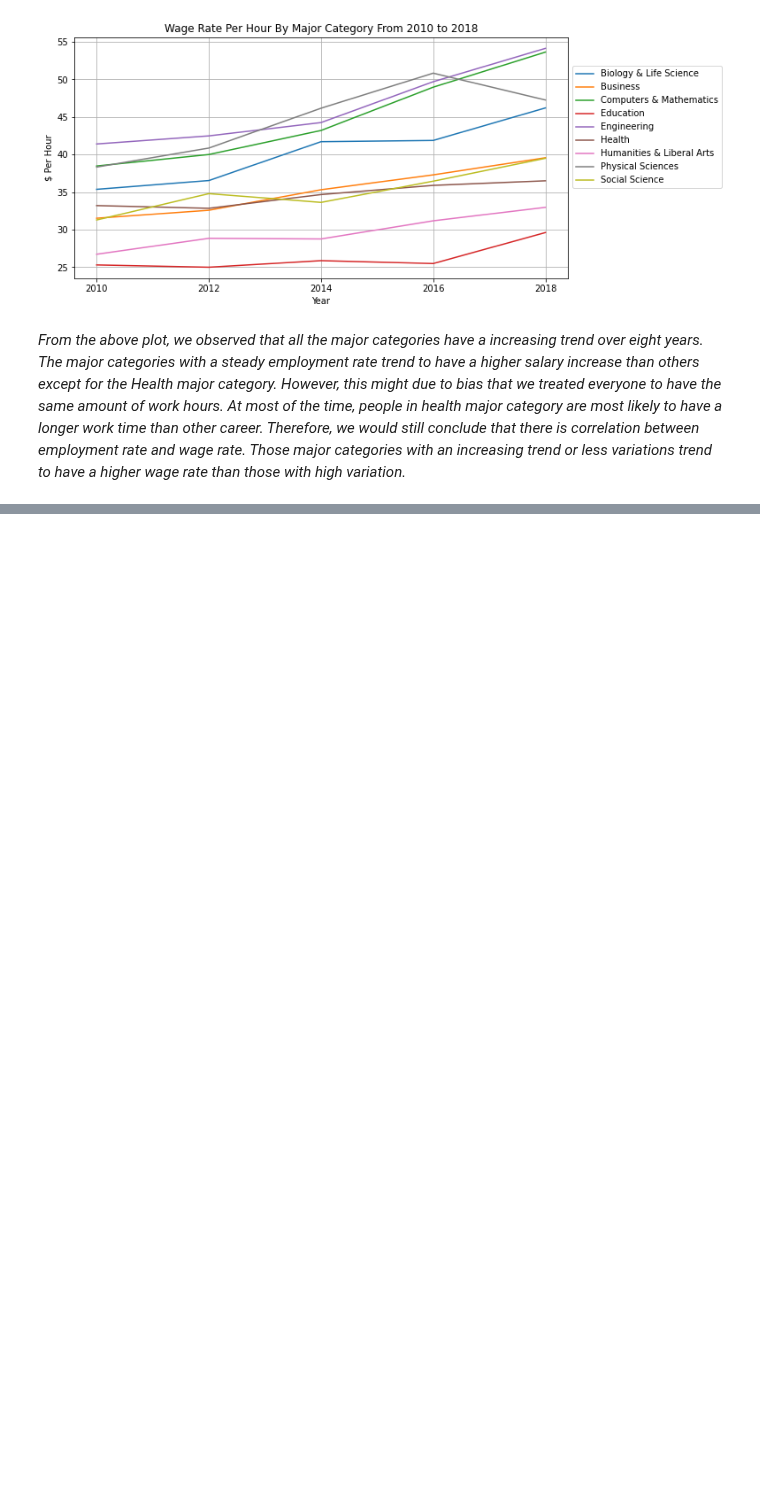
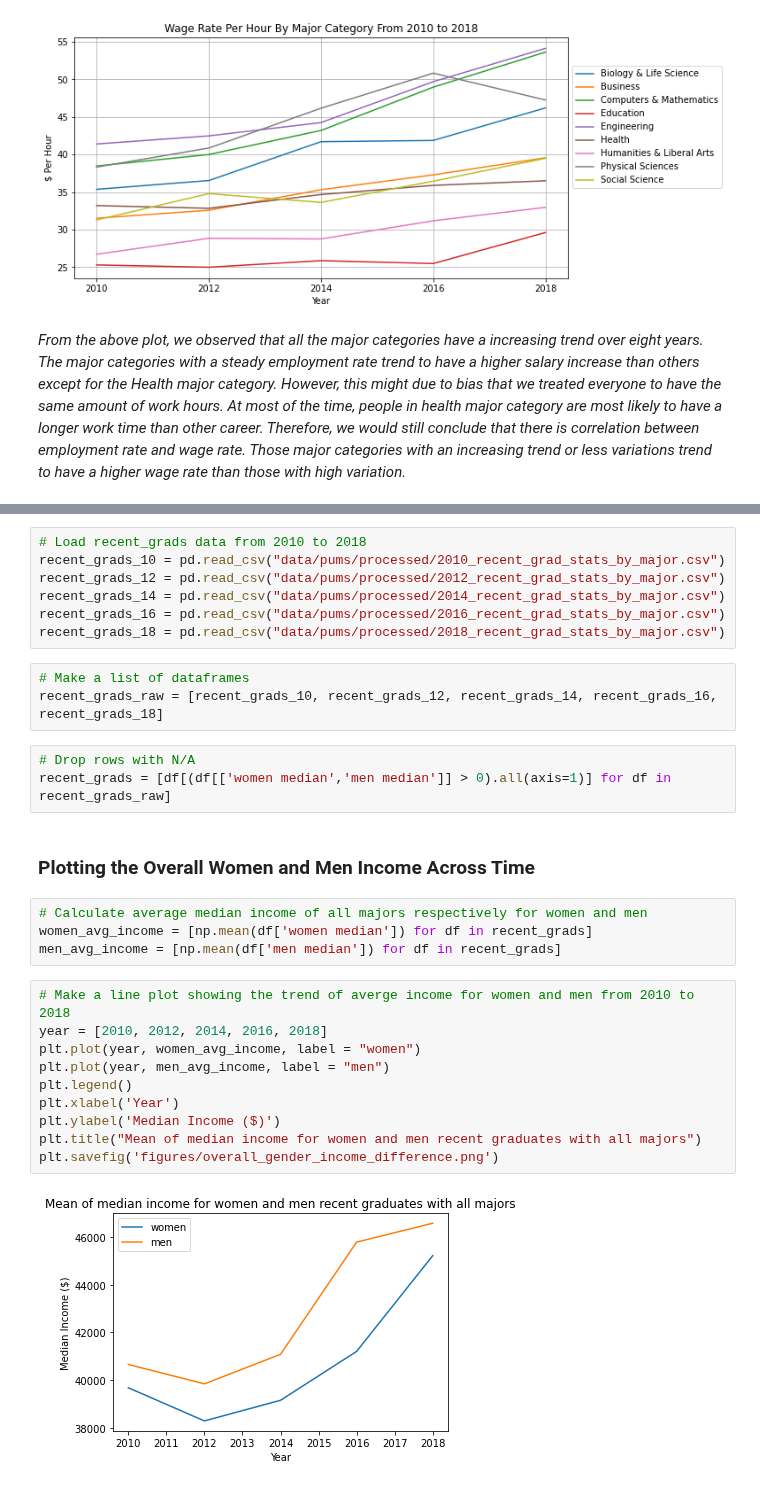
Before and after one commit to UCB-stat-159-s22/hw07-Group21, a Jupyter notebook: main.ipynb, the cells around one changed output, grey strips where cells are left out. Saved outputs shown, nothing was run; the diff lists cells and outputs as text; blank space fills up the shorter version.

```diff
--- a/main.ipynb
+++ b/main.ipynb
@@ -50,0 +57,31 @@ _From the above plot, we observed that all the major categories have a increasin
+# %%
+# Load recent_grads data from 2010 to 2018
+recent_grads_10 = pd.read_csv("data/pums/processed/2010_recent_grad_stats_by_major.csv")
+recent_grads_12 = pd.read_csv("data/pums/processed/2012_recent_grad_stats_by_major.csv")
+recent_grads_14 = pd.read_csv("data/pums/processed/2014_recent_grad_stats_by_major.csv")
+recent_grads_16 = pd.read_csv("data/pums/processed/2016_recent_grad_stats_by_major.csv")
+recent_grads_18 = pd.read_csv("data/pums/processed/2018_recent_grad_stats_by_major.csv")
+# %%
+# Make a list of dataframes
+recent_grads_raw = [recent_grads_10, recent_grads_12, recent_grads_14, recent_grads_16, recent_grads_18]
+# %%
+# Drop rows with N/A
+recent_grads = [df[(df[['women median','men median']] > 0).all(axis=1)] for df in recent_grads_raw]
+# %% [markdown]
+### Plotting the Overall Women and Men Income Across Time
+# %%
+# Calculate average median income of all majors respectively for women and men
+women_avg_income = [np.mean(df['women median']) for df in recent_grads]
+men_avg_income = [np.mean(df['men median']) for df in recent_grads]
+# %%
+# Make a line plot showing the trend of averge income for women and men from 2010 to 2018
+year = [2010, 2012, 2014, 2016, 2018]
+plt.plot(year, women_avg_income, label = "women")
+plt.plot(year, men_avg_income, label = "men")
+plt.legend()
+plt.xlabel('Year')
+plt.ylabel('Median Income ($)')
+plt.title("Mean of median income for women and men recent graduates with all majors")
+plt.savefig('figures/overall_gender_income_difference.png')
+# %% [output]
+[figure, added]
```
Also changed, not shown: parts of 22 cells of this notebook.
